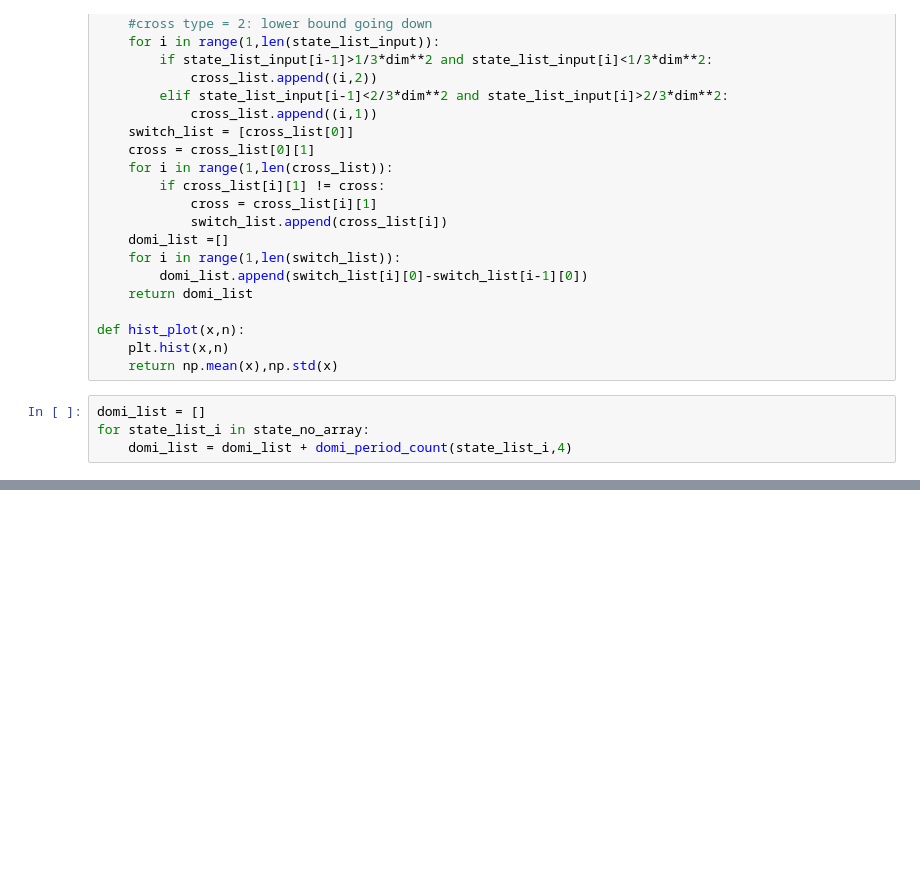
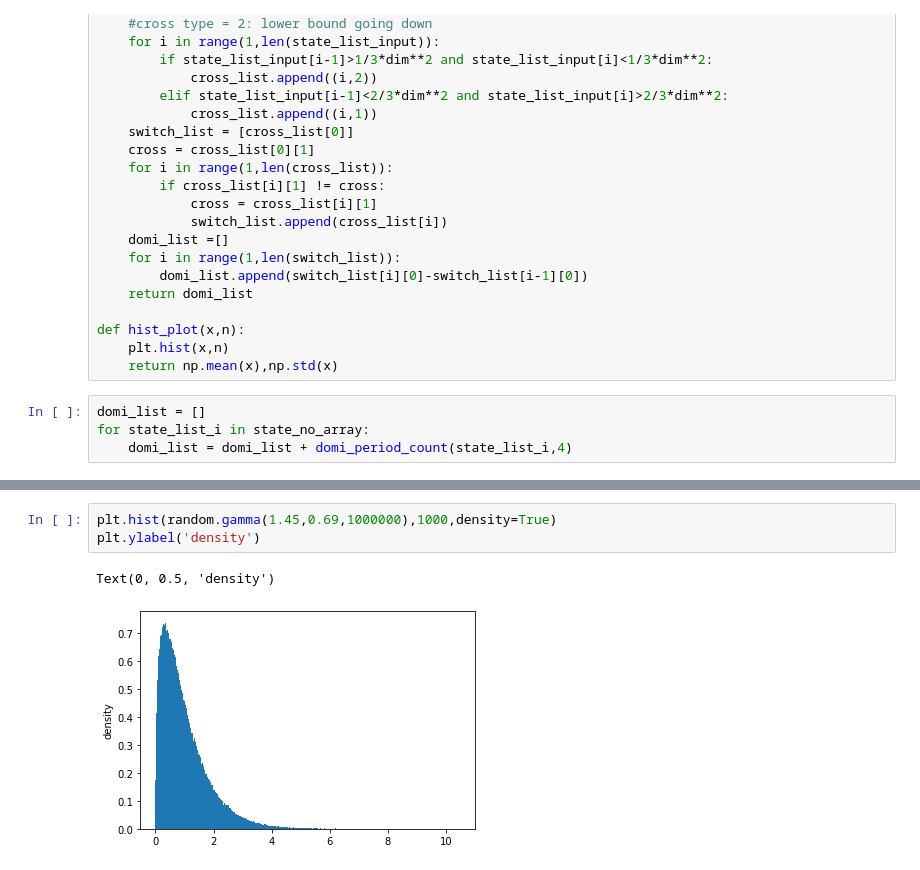
Before and after one commit to yy495/bistable_perception_project, a Jupyter notebook: parallel_test_09.ipynb, the cells around one changed output, grey strips where cells are left out. Saved outputs shown, nothing was run; the diff lists cells and outputs as text; blank space fills up the shorter version.

```diff
--- a/parallel_test_09.ipynb
+++ b/parallel_test_09.ipynb
@@ -204,0 +203,6 @@ print(popt)
+# %%
+plt.hist(random.gamma(1.45,0.69,1000000),1000,density=True)
+plt.ylabel('density')
+# %% [output]
+Text(0, 0.5, 'density')
+[figure, added]
```
Also changed, not shown: parts of 11 cells of this notebook, 1 other file.
